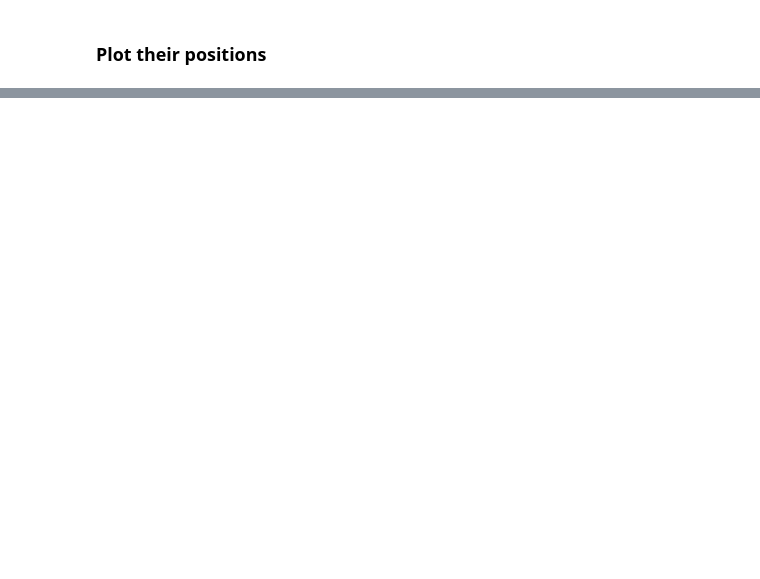
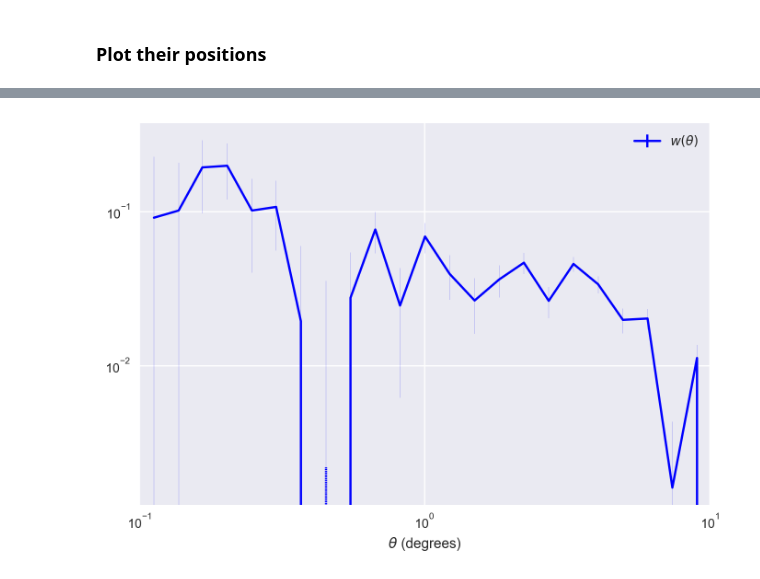
Before and after one commit to dtanoglidis/UDGs, a Jupyter notebook: Classification_around_Fornax.ipynb, the cells around one changed output, grey strips where cells are left out. Cells and saved outputs as stored; diff of their text form; code cells hidden in the pictures; blank space fills up the shorter version.

```diff
--- a/Classification_around_Fornax.ipynb
+++ b/Classification_around_Fornax.ipynb
@@ -301,0 +396,40 @@ plt.show()
+# %%
+# Create catalog. For now, we choose our catalog to be the objects classified as real LSB objects
+cat1 = treecorr.Catalog(ra=RA_new_1, dec=DEC_new_1, ra_units='deg', dec_units='deg')
+
+dd_1 = treecorr.NNCorrelation(min_sep=0.1, max_sep=10, bin_size=0.2, sep_units='degrees')
+dd_1.process(cat1)
+
+leng_1 = len(RA_new_1)
+ra_min = np.min(cat1.ra)
+ra_max = np.max(cat1.ra)
+dec_min = np.min(cat1.dec)
+dec_max = np.max(cat1.dec)
+
+rand_ra_1 = np.random.uniform(ra_min, ra_max, leng_1) #Random RA
+rand_sindec_1 = np.random.uniform(np.sin(dec_min), np.sin(dec_max), leng_1)
+rand_dec_1 = np.arcsin(rand_sindec_1)
+
+rand_1 = treecorr.Catalog(ra=rand_ra_1, dec=rand_dec_1, ra_units='radians', dec_units='radians')
+rr_1 = treecorr.NNCorrelation(min_sep=0.1, max_sep=10, bin_size=0.2, sep_units='degrees')
+rr_1.process(rand_1)
+# %%
+xi, varxi_1 = dd_1.calculateXi(rr_1)
+r = numpy.exp(dd_1.meanlogr)
+sig = numpy.sqrt(varxi_1)
+
+plt.plot(r, xi, color='blue')
+plt.plot(r, -xi, color='blue', ls=':')
+plt.errorbar(r[xi>0], xi[xi>0], yerr=sig[xi>0], color='blue', lw=0.1, ls='')
+plt.errorbar(r[xi<0], -xi[xi<0], yerr=sig[xi<0], color='blue', lw=0.1, ls='')
+leg = plt.errorbar(-r, xi, yerr=sig, color='blue')
+
+plt.xscale('log')
+plt.yscale('log', nonposy='clip')
+plt.xlabel(r'$\theta$ (degrees)')
+
+plt.legend([leg], [r'$w(\theta)$'], loc='upper right')
+plt.xlim([0.1,10])
+plt.show()
+# %% [output]
+[figure, added]
```
Also changed, not shown: parts of 30 cells of this notebook.
